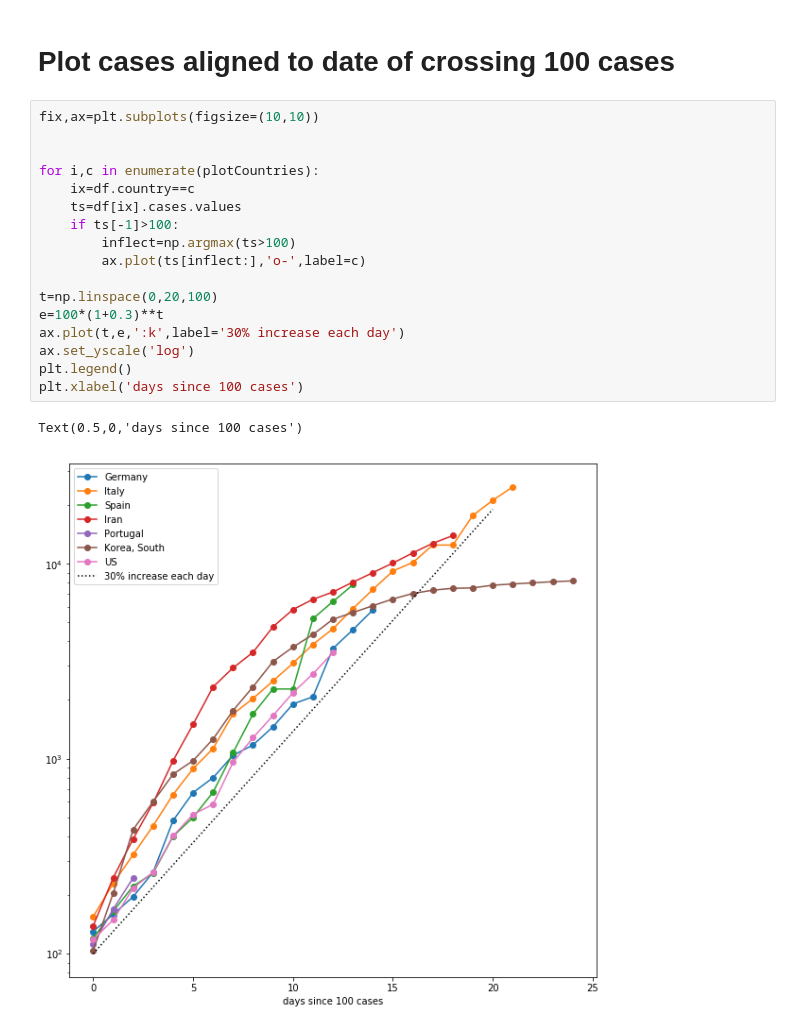
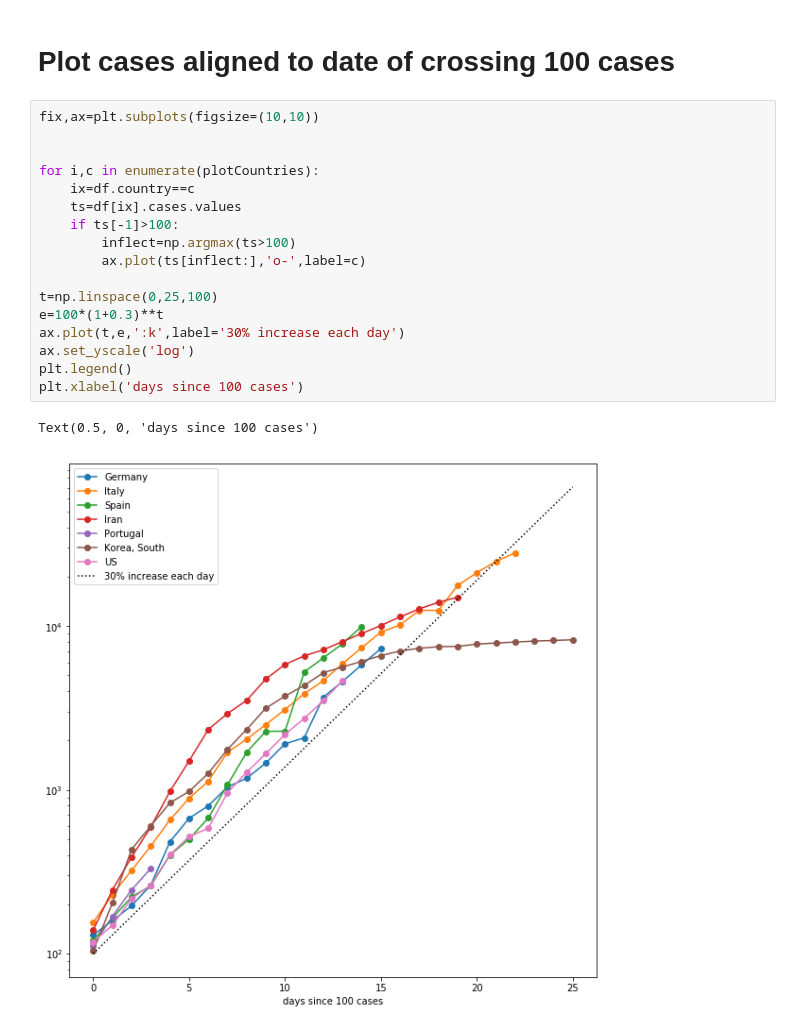
Before and after one commit to jlarsch/covid19Notebook, a Jupyter notebook: Covid19 notebook.ipynb, the cells around one changed output. Cells and saved outputs as stored; diff of their text form.

```diff
--- a/Covid19 notebook.ipynb
+++ b/Covid19 notebook.ipynb
@@ -109,20 +113,20 @@ df.loc[ix][-3:]
 # %%
 fix,ax=plt.subplots(figsize=(10,10))
 
 
 for i,c in enumerate(plotCountries):
     ix=df.country==c
     ts=df[ix].cases.values
     if ts[-1]>100:
         inflect=np.argmax(ts>100)
         ax.plot(ts[inflect:],'o-',label=c)
 
-t=np.linspace(0,20,100)
+t=np.linspace(0,25,100)
 e=100*(1+0.3)**t
 ax.plot(t,e,':k',label='30% increase each day')
 ax.set_yscale('log')
 plt.legend()
 plt.xlabel('days since 100 cases')
 # %% [output]
-Text(0.5,0,'days since 100 cases')
+Text(0.5, 0, 'days since 100 cases')
-[figure, old version]
+[figure, new version]
```
Also changed, not shown: parts of 8 cells of this notebook.
